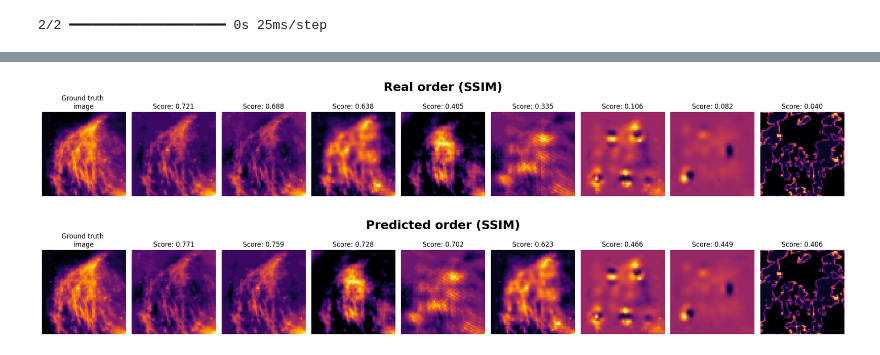
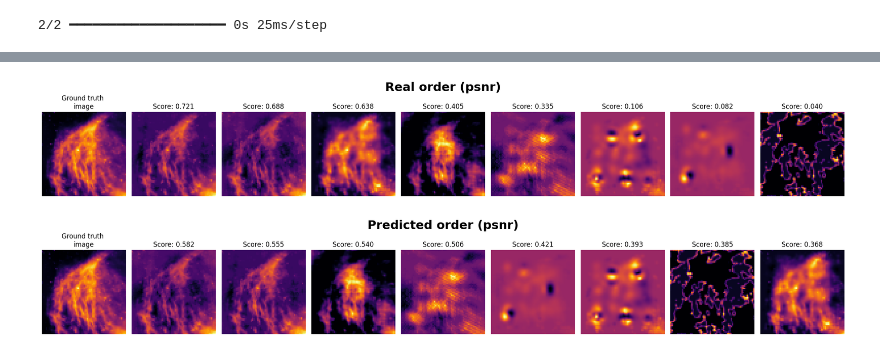
Before and after one commit to Luis-Valenzuela-Concha/AQuaRRAI, a Jupyter notebook: notebooks/model/model_context.ipynb, the cells around one changed output, grey strips where cells are left out. Saved outputs shown, nothing was run; the diff lists cells and outputs as text; code cells hidden in the pictures.

```diff
--- a/notebooks/model/model_context.ipynb
+++ b/notebooks/model/model_context.ipynb
@@ -50,7 +34,7 @@ from src.model.utils.prepare_data import prepare_data_for_model
 
 grouped = True
 include_filtered = False
-y_score = 'ssim'
+y_score = 'psnr' # Choice of 'ssim' or 'psnr'
 
 x_train, y_train = prepare_data_for_model(train, include_filtered=include_filtered, grouped=grouped, score=y_score)
 x_val, y_val = prepare_data_for_model(val, include_filtered=include_filtered, grouped=grouped, score=y_score)
@@ -254,30 +262,30 @@ def plot_ranked_reconstructions(ground_truth, reconstructions, scores, title, n=
 # %%
 real_scores = np.array([
     recon.metrics.ssim.value for recon in test[idx_test].reconstructions
 ])
 
 ssim_scaler = scalers['ssim']
 real_scores = ssim_scaler.inverse_transform(real_scores.reshape(-1, 1)).flatten()
 
 pred_scores = y_pred_set[idx_test, :, 0]
 pred_scores = ssim_scaler.inverse_transform(pred_scores.reshape(-1, 1)).flatten()
 
 
 plot_ranked_reconstructions(
     ground_truth=test[idx_test].ground_truth.data,
     reconstructions=test[idx_test].reconstructions,
     scores=real_scores,
-    title="Real order (SSIM)",
+    title=f"Real order ({y_score})",
     n=8
 )
 
 plot_ranked_reconstructions(
     ground_truth=test[idx_test].ground_truth.data,
     reconstructions=test[idx_test].reconstructions,
     scores=pred_scores,
-    title="Predicted order (SSIM)",
+    title=f"Predicted order ({y_score})",
     n=8
 )
 # %% [output]
 [figure]
-[figure, old version]
+[figure, new version]
```
Also changed, not shown: parts of 7 cells of this notebook, 7 other files.
